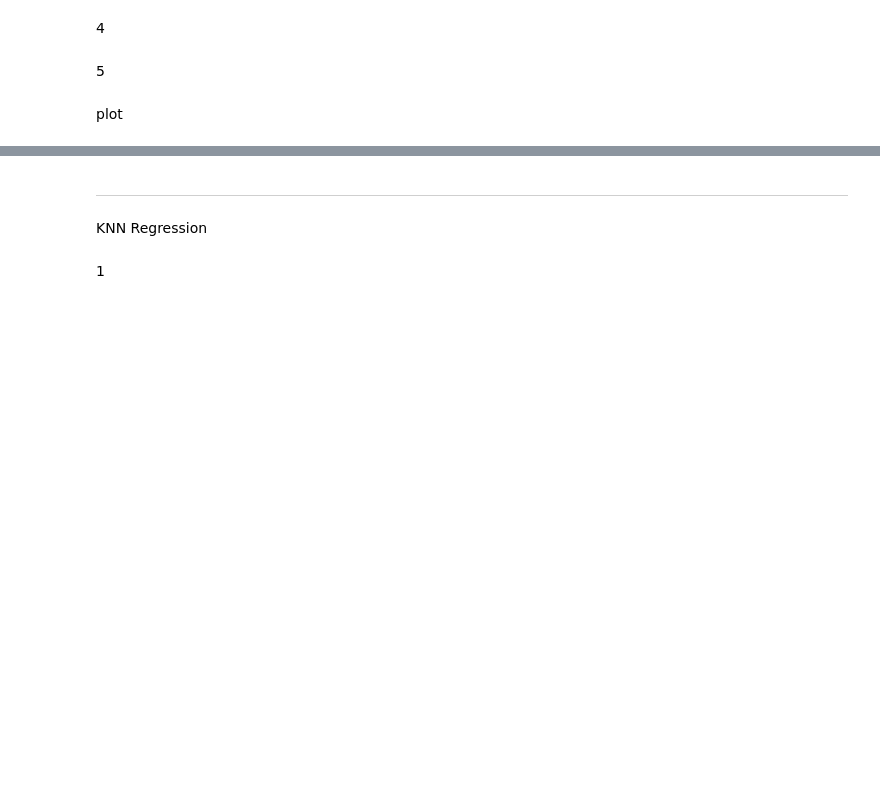
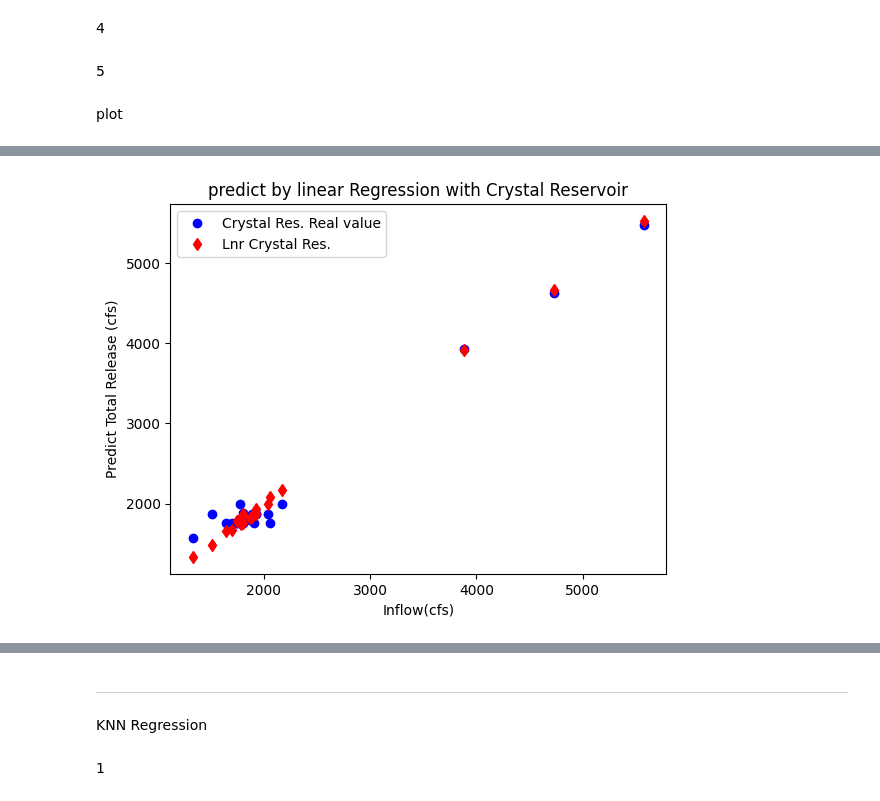
Before and after one commit to sitthatkaja/statistics, a Jupyter notebook: Testofpaper.ipynb, the cells around one changed output, grey strips where cells are left out. Cells and saved outputs as stored; diff of their text form; code cells hidden in the pictures; blank space fills up the shorter version.

```diff
--- a/Testofpaper.ipynb
+++ b/Testofpaper.ipynb
@@ -327,0 +305,9 @@ plt.plot(X_test1['Inflow** (cfs)'],y_pred_test1,'r*')
+# %%
+plt.plot(X_test2['Inflow** (cfs)'], y_test2, 'ob',label='Crystal Res. Real value')
+plt.plot(X_test2['Inflow** (cfs)'],y_pred_lnr2,'dr',label='Lnr Crystal Res.')
+plt.xlabel("Inflow(cfs)")
+plt.ylabel("Predict Total Release (cfs)")
+plt.title('predict by linear Regression with Crystal Reservoir')
+plt.legend();
+# %% [output]
+[figure, added]
```
Also changed, not shown: parts of 41 cells of this notebook.
